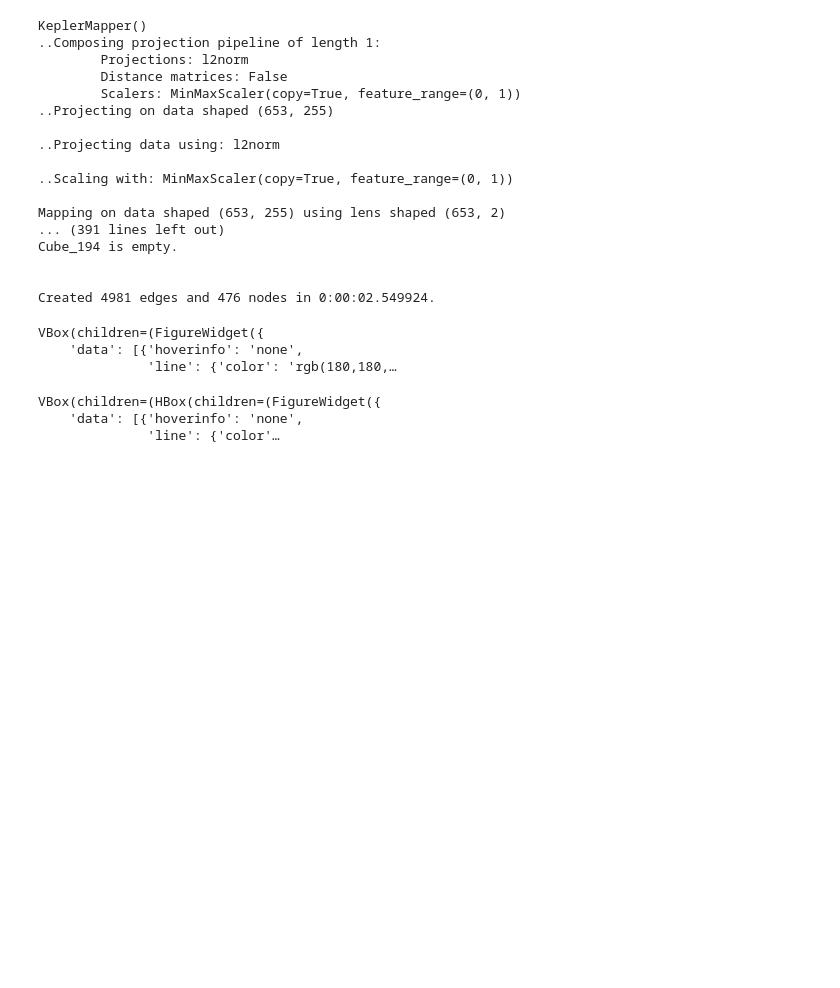
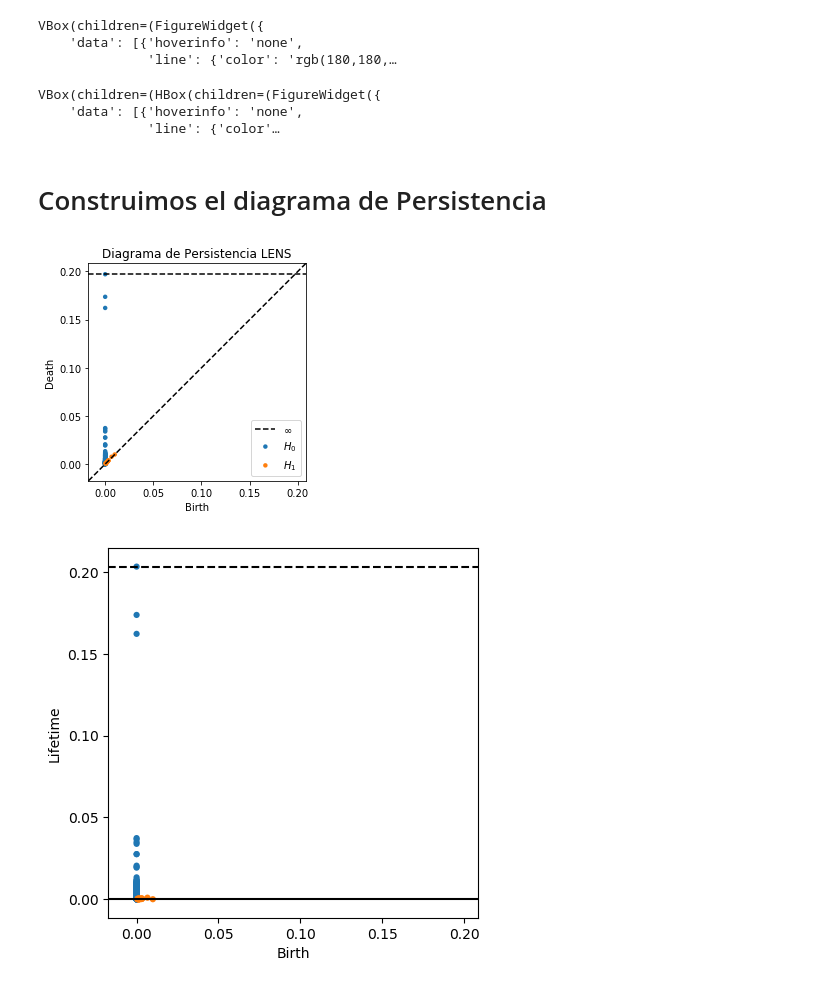
Before and after one commit to SleepWalKer09/Estadia, a Jupyter notebook: Kmapper Ojos.ipynb, the cells around one changed output. Drawn from its saved outputs; the diff is of its cells as text; code cells hidden in the pictures; blank space fills up the shorter version.

Commit message:
Add files via upload
Añadidas las graficas de persistencia y codigo de barras

```diff
--- a/Kmapper Ojos.ipynb
+++ b/Kmapper Ojos.ipynb
@@ -13,3 +20,15 @@ warnings.filterwarnings("ignore")
 
 import plotly.graph_objs as go
 from ipywidgets import (HBox, VBox)
+# %%
+######################################
+#### Importar datos               ####
+######################################
+df = pd.read_csv("C://Users/ServW10/Documents/Datasets/betti0AbnormalMessidor.csv",encoding='latin-1')
+feature_names = [c for c in df.columns if c not in ["70"]]
+#Funcion lambda para clasificacion de datos df["70"] = df["70"].apply(lambda x: 1 if x == "M" else 0)
+X = np.array(df["70"])#.fillna(0))
+y = np.array(df["70"])
+print(X.shape)
+X = X.reshape(-1, 1)
+print(X.shape)
@@ -16,20 +53,11 @@ from ipywidgets import (HBox, VBox)
 # %%
-######################################
-#### Importar datos               ####
-######################################
-df = pd.read_csv("C://Users/ServW10/Documents/Datasets/betti0AbnormalMessidor.csv")
-feature_names = [c for c in df.columns if c not in ["70"]]
-df["2"] = df["2"].apply(lambda x: 1 if x == "M" else 0)
-X = np.array(df[feature_names].fillna(0))
-y = np.array(df["2"])
-
 # Create a custom 1-D lens with Isolation Forest
 model = ensemble.IsolationForest(random_state=1729)
 model.fit(X)
 lens1 = model.decision_function(X).reshape((X.shape[0], 1))
 
 # Create another 1-D lens with L2-norm
-mapper = km.KeplerMapper(verbose=2)
+mapper = km.KeplerMapper(verbose=0)
 lens2 = mapper.fit_transform(X, projection="l2norm")
 
 # Combine both lenses to get a 2-D [Isolation Forest, L^2-Norm] lens
@@ -38,26 +66,8 @@ lens = np.c_[lens1, lens2]
 # Define the simplicial complex
 scomplex = mapper.map(lens,
                       X,
-                      nr_cubes=15,
-                      overlap_perc=0.7,
-                      clusterer=sklearn.cluster.KMeans(n_clusters=4,
+                      nr_cubes=15,#15
+                      overlap_perc=0.7,#0.7
+                      clusterer=sklearn.cluster.KMeans(n_clusters=2,
                                                        random_state=3471))
-# %% [output]
-KeplerMapper()
-..Composing projection pipeline of length 1:
-        Projections: l2norm
-        Distance matrices: False
-        Scalers: MinMaxScaler(copy=True, feature_range=(0, 1))
-..Projecting on data shaped (653, 255)
-
-..Projecting data using: l2norm
-
-..Scaling with: MinMaxScaler(copy=True, feature_range=(0, 1))
-
-Mapping on data shaped (653, 255) using lens shaped (653, 2)
-... (391 lines left out)
-Cube_194 is empty.
-
-
-Created 4981 edges and 476 nodes in 0:00:02.549924.
 # %%
@@ -115,9 +131,23 @@ VBox([fw_graph, HBox([fw_summary, fw_hist])])
 VBox(children=(FigureWidget({
     'data': [{'hoverinfo': 'none',
               'line': {'color': 'rgb(180,180,…
-# %%
-dashboard
-# %% [output]
-VBox(children=(HBox(children=(FigureWidget({
-    'data': [{'hoverinfo': 'none',
-              'line': {'color'…
+# %%
+#vista interactiva
+dashboard
+# %% [output]
+VBox(children=(HBox(children=(FigureWidget({
+    'data': [{'hoverinfo': 'none',
+              'line': {'color'…
+# %% [markdown]
+# Construimos el diagrama de Persistencia
+# %%
+
+from ripser import ripser
+from persim import plot_diagrams
+
+dgms = ripser(lens)['dgms']
+plot_diagrams(dgms,title="Diagrama de Persistencia LENS", show=True)
+plot_diagrams(dgms, lifetime=True, legend=False)
+# %% [output]
+[figure, added]
+[figure, added]
```
Also changed, not shown: parts of 10 cells of this notebook.
